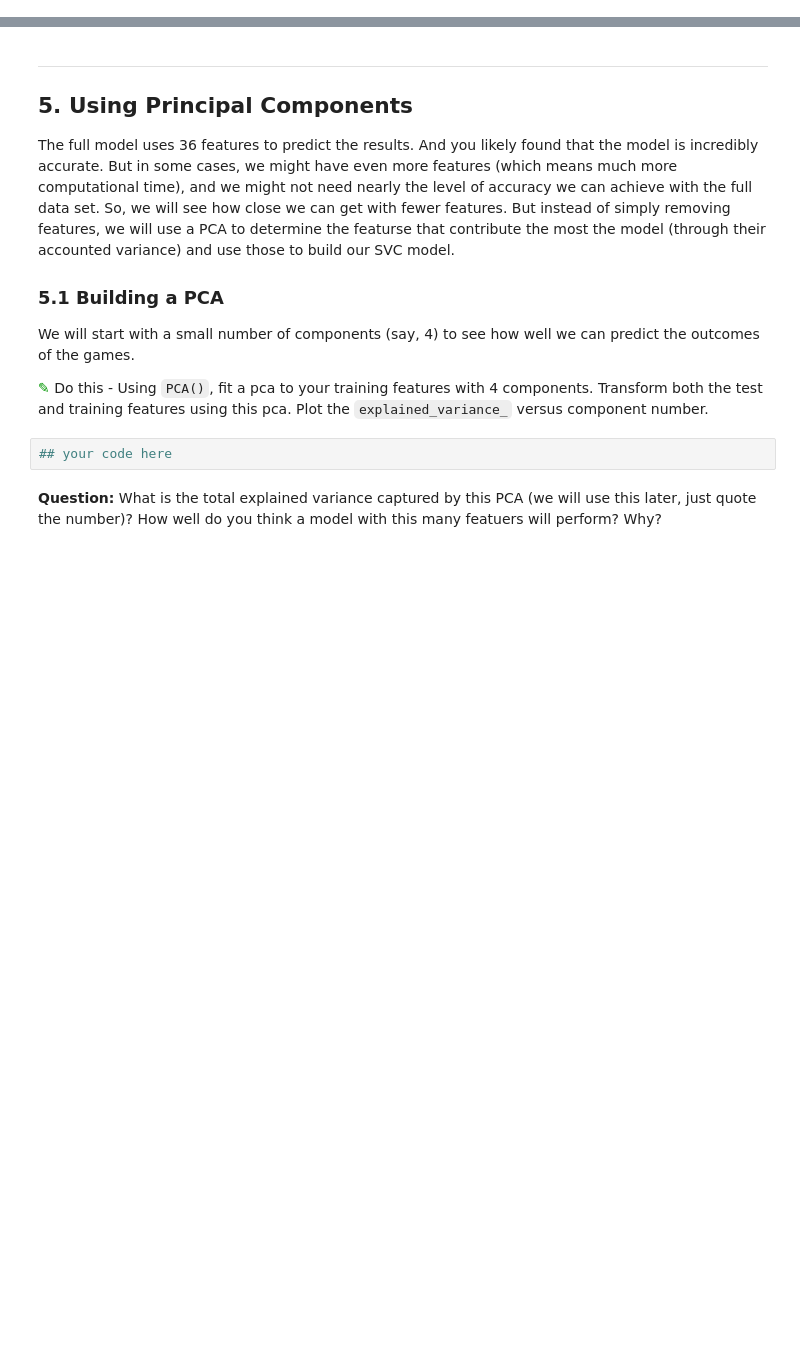
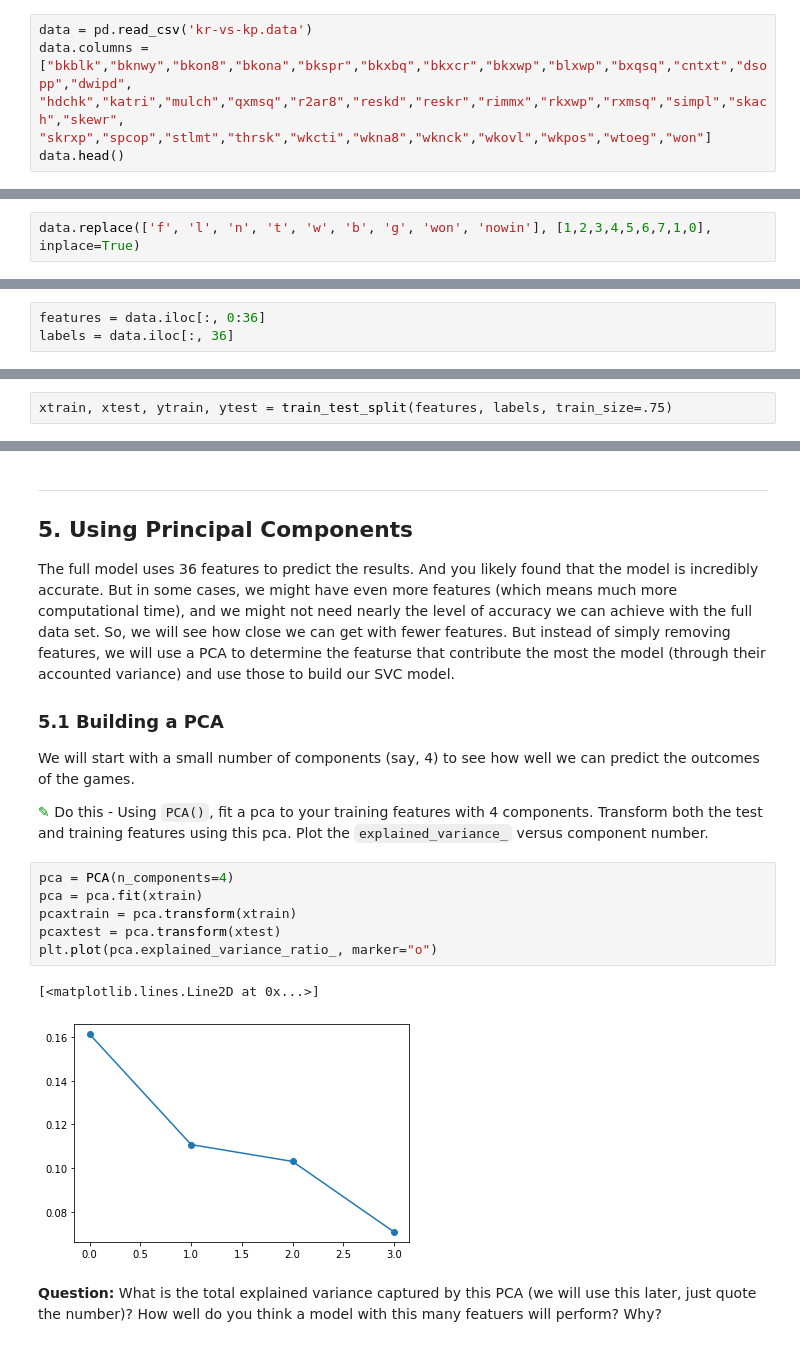
Before and after one commit to BergBrae/cmse202-f20-turnin, a Jupyter notebook: Homework4_SVM_and_PCA_STUDENT.ipynb, the cells around one changed output, grey strips where cells are left out. Cells and saved outputs as stored; diff of their text form; blank space fills up the shorter version.

```diff
--- a/Homework4_SVM_and_PCA_STUDENT.ipynb
+++ b/Homework4_SVM_and_PCA_STUDENT.ipynb
@@ -74,0 +73,4 @@ First you need to read in the data from `kr-vs-kp.data`. You can look at `kr-vs-
+# %%
+data = pd.read_csv('kr-vs-kp.data')
+data.columns = ["bkblk","bknwy","bkon8","bkona","bkspr","bkxbq","bkxcr","bkxwp","blxwp","bxqsq","cntxt","dsopp","dwipd", "hdchk","katri","mulch","qxmsq","r2ar8","reskd","reskr","rimmx","rkxwp","rxmsq","simpl","skach","skewr", "skrxp","spcop","stlmt","thrsk","wkcti","wkna8","wknck","wkovl","wkpos","wtoeg","won"]
+data.head()
@@ -97,3 +104,5 @@ When you print the head of this data set, you probably noticed that all the feat
+# %%
+data.replace(['f', 'l', 'n', 't', 'w', 'b', 'g', 'won', 'nowin'], [1,2,3,4,5,6,7,1,0], inplace=True)
 # %% [markdown]
 ### 2.3 Separate features and class labels
 
@@ -104,0 +112,3 @@ As we have seen in our analyses using `sklearn` it is advantageous to separate o
+# %%
+features = data.iloc[:, 0:36]
+labels = data.iloc[:, 36]
@@ -119,0 +132,2 @@ For this classification problem, we will use an support vector machine. As you l
+# %%
+xtrain, xtest, ytrain, ytest = train_test_split(features, labels, train_size=.75)
@@ -167,7 +266,14 @@ The full model uses 36 features to predict the results. And you likely found tha
 We will start with a small number of components (say, 4) to see how well we can predict the outcomes of the games.
 
 <font size=8 color="#009600">&#9998;</font> Do this - Using `PCA()`, fit a pca to your training features with 4 components. Transform both the test and training features using this pca. Plot the `explained_variance_` versus component number.
-# %%
-## your code here
+# %%
+pca = PCA(n_components=4)
+pca = pca.fit(xtrain)
+pcaxtrain = pca.transform(xtrain)
+pcaxtest = pca.transform(xtest)
+plt.plot(pca.explained_variance_ratio_, marker="o")
+# %% [output]
+[<matplotlib.lines.Line2D at 0x...>]
+[figure, added]
 # %% [markdown]
 **Question:** What is the total explained variance captured by this PCA (we will use this later, just quote the number)? How well do you think a model with this many featuers will perform? Why?
```
Also changed, not shown: parts of 43 cells of this notebook.
